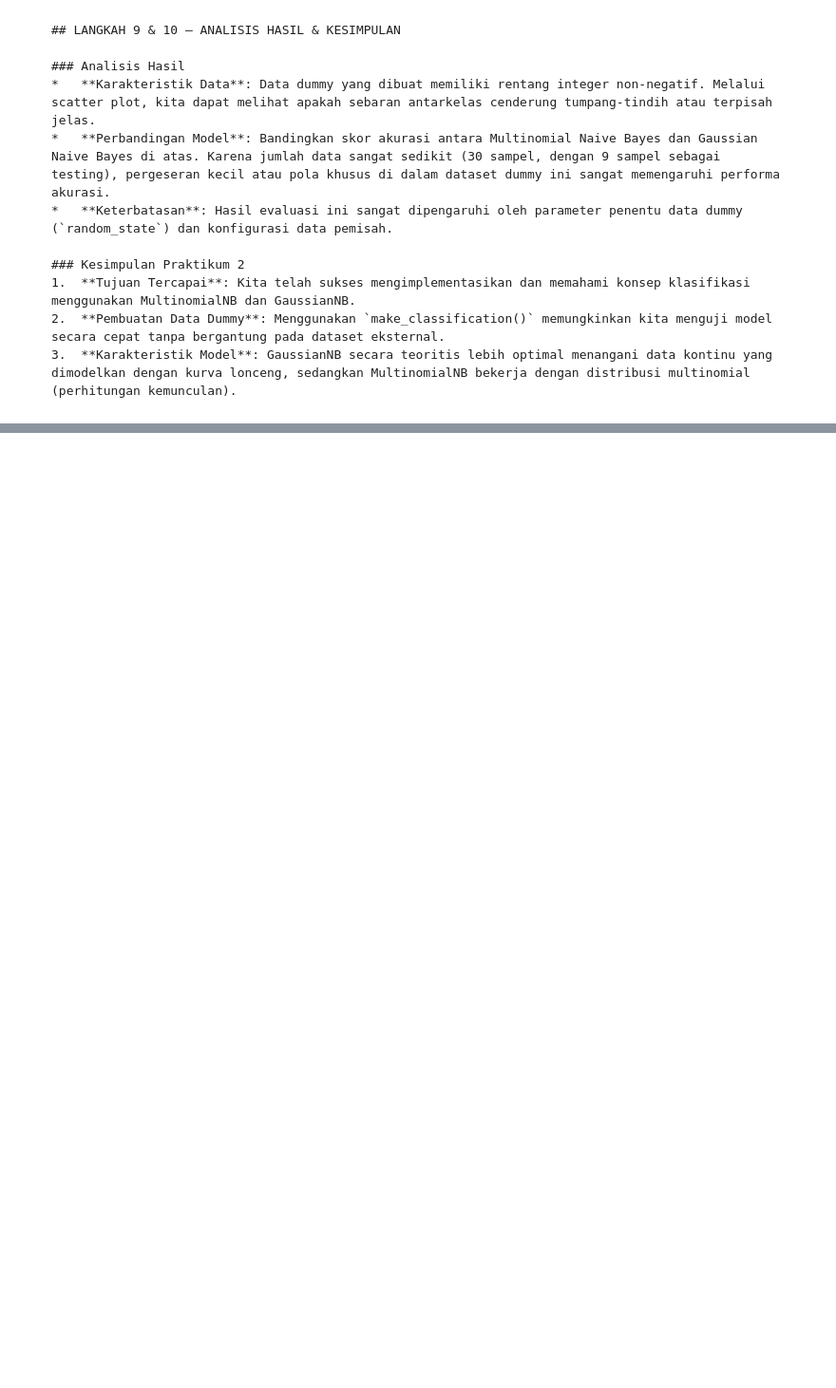
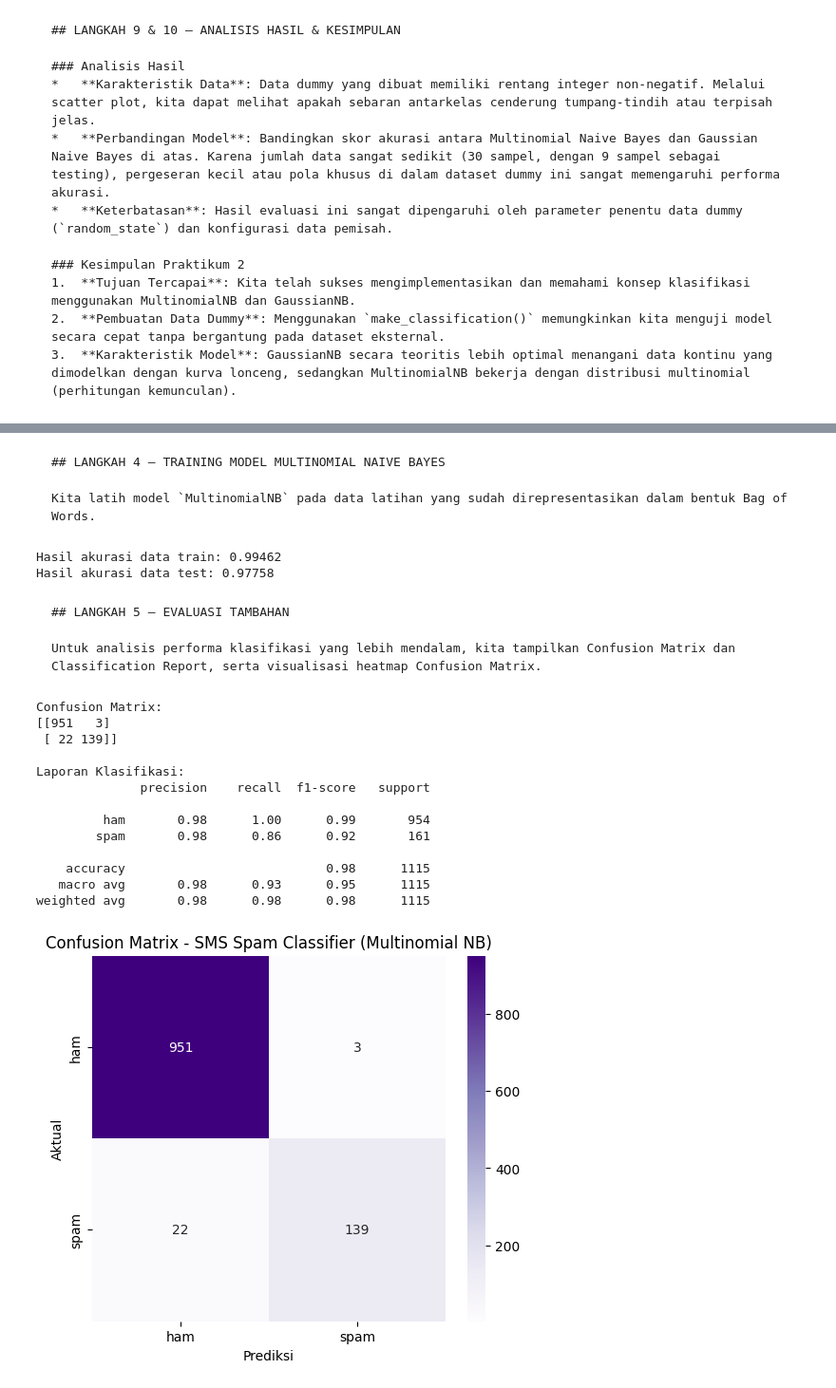
Before and after one commit to Yahya1805/machine-learning_2026, a Jupyter notebook: ML_JS09_10_Klasifikasi.ipynb, the cells around one changed output, grey strips where cells are left out. Shown at 95% size. Cells and saved outputs as stored; diff of their text form; code cells hidden in the pictures; blank space fills up the shorter version.

````diff
--- a/ML_JS09_10_Klasifikasi.ipynb
+++ b/ML_JS09_10_Klasifikasi.ipynb
@@ -647,0 +707,4 @@ plt.show()
+# %%
+df_spam.columns = ['Labels', 'SMS']
+
+display(df_spam.head())
@@ -647,0 +840,71 @@ plt.show()
+# %% [markdown]
+```markdown
+## LANGKAH 4 — TRAINING MODEL MULTINOMIAL NAIVE BAYES
+
+Kita latih model `MultinomialNB` pada data latihan yang sudah direpresentasikan dalam bentuk Bag of Words.
+```
+# %%
+from sklearn.naive_bayes import MultinomialNB
+from sklearn.metrics import accuracy_score
+
+mnb_sms = MultinomialNB()
+mnb_sms.fit(X_train_bow, y_train_sms)
+
+y_pred_train_sms = mnb_sms.predict(X_train_bow)
+y_pred_test_sms = mnb_sms.predict(X_test_bow)
+
+acc_train_sms = accuracy_score(y_train_sms, y_pred_train_sms)
+acc_test_sms = accuracy_score(y_test_sms, y_pred_test_sms)
+
+print(f'Hasil akurasi data train: {acc_train_sms:.5f}')
+print(f'Hasil akurasi data test: {acc_test_sms:.5f}')
+# %% [output]
+Hasil akurasi data train: 0.99462
+Hasil akurasi data test: 0.97758
+# %% [markdown]
+```markdown
+## LANGKAH 5 — EVALUASI TAMBAHAN
+
+Untuk analisis performa klasifikasi yang lebih mendalam, kita tampilkan Confusion Matrix dan Classification Report, serta visualisasi heatmap Confusion Matrix.
+```
+# %%
+import seaborn as sns
+import matplotlib.pyplot as plt
+from sklearn.metrics import confusion_matrix, classification_report
+
+print("Confusion Matrix:")
+cm_sms = confusion_matrix(y_test_sms, y_pred_test_sms)
+print(cm_sms)
+
+print("\nLaporan Klasifikasi:")
+print(
+    classification_report(
+        y_test_sms,
+        y_pred_test_sms,
+        target_names=['ham', 'spam'],
+        zero_division=0
+    )
+)
+
+# Visualisasi Confusion Matrix
+plt.figure(figsize=(6, 5))
+sns.heatmap(cm_sms, annot=True, fmt='d', cmap='Purples', xticklabels=['ham', 'spam'], yticklabels=['ham', 'spam'])
+plt.title('Confusion Matrix - SMS Spam Classifier (Multinomial NB)')
+plt.xlabel('Prediksi')
+plt.ylabel('Aktual')
+plt.show()
+# %% [output]
+Confusion Matrix:
+[[951   3]
+ [ 22 139]]
+
+Laporan Klasifikasi:
+              precision    recall  f1-score   support
+
+         ham       0.98      1.00      0.99       954
+        spam       0.98      0.86      0.92       161
+
+    accuracy                           0.98      1115
+   macro avg       0.98      0.93      0.95      1115
+weighted avg       0.98      0.98      0.98      1115
+[figure, added]
````
Also changed, not shown: parts of 16 cells of this notebook.
